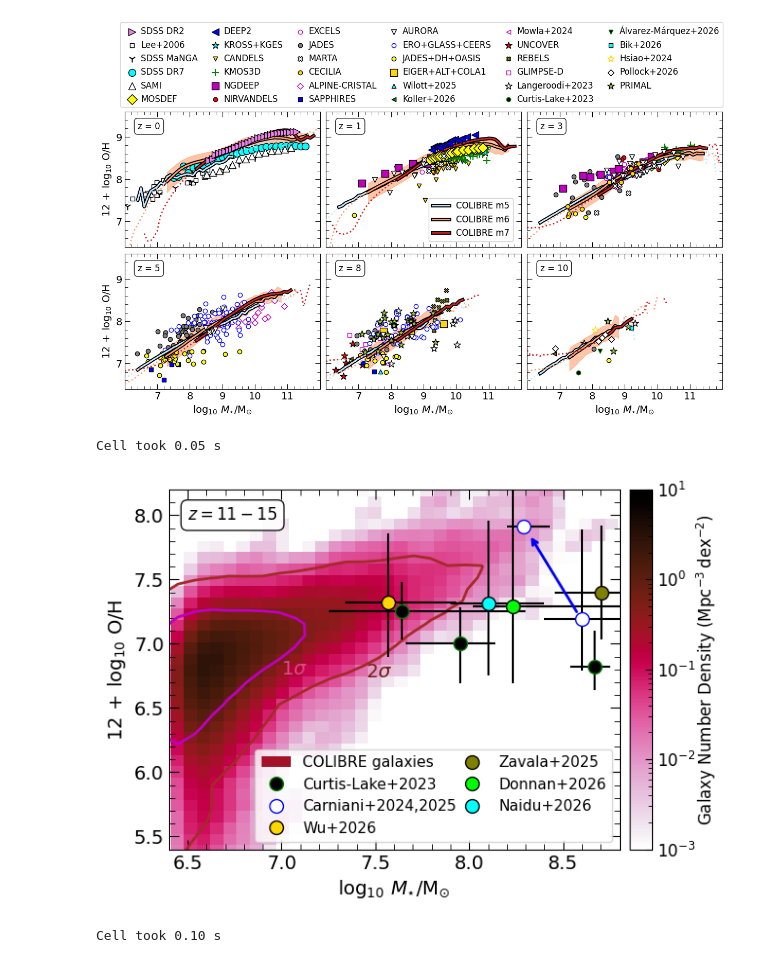
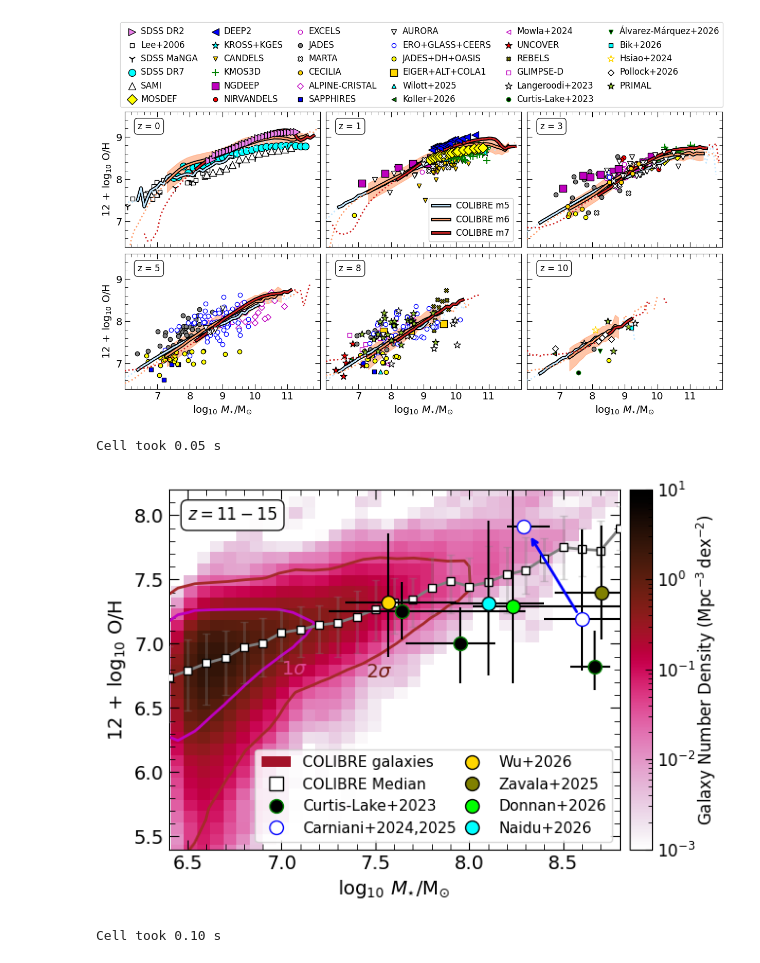
Before and after one commit to psharda/colibre_mzr_sharda26, a Jupyter notebook: plotting_scripts.ipynb, the cells around one changed output. Cells and saved outputs as stored; diff of their text form; code cells hidden in the pictures.

Commit message:
updated figure 4 with median points; add hatch to top row figure 6 m7

```diff
--- a/plotting_scripts.ipynb
+++ b/plotting_scripts.ipynb
@@ -384,8 +384,10 @@ xgrid = np.linspace(6, 9.5, 40)
 ygrid = np.linspace(5, 8.5, 40)
 Xgrid, Ygrid = np.meshgrid(xgrid, ygrid)
 
-bb = np.load(simpath+'contours_data.npz')
+bb = np.load(simpath+'contours_data.npz', allow_pickle=True)
 Z = bb['Z']
+x_all = bb['x_all']
+y_all = bb['y_all']
 
 # Plot the result as an image
 im=ax.imshow(Z.reshape(Xgrid.shape), origin='lower', aspect='auto', extent=[6.2, 9., 5, 8.5],
@@ -438,35 +440,41 @@ ax.errorbar([8.705], [7.40], xerr=[[0.25],[0.15]], yerr=[[0.37],[0.52]],
 #PAN-z14-1 galaxy from Donnan+2026
 ax.errorbar([8.23], [8.69+np.log10(0.04)], xerr=[[0.21],[1.14]], yerr=[[0.60],[1.21]],
             fmt='o', mfc='lime', mec='k', ecolor='k', label='Donnan+2026', zorder=5, ms=10)
 #MoM-z14 galaxy from Naidu+2026
 ax.errorbar([8.1], [8.69-1.38], xerr=[[0.2],[0.3]], yerr=[[0.56],[0.65]],
             fmt='o', mfc='cyan', mec='k', ecolor='k', label='Naidu+2026', zorder=5, ms=10)
 
 
 ax.annotate('',  xy=(8.29+0.03, 8.69-0.78-0.06), xytext=(8.6-0.02, 8.69-1.5+0.04),
             arrowprops=dict(arrowstyle='->',color='blue',lw=2),zorder=6)
 
 proxy = Patch(facecolor=cm.flamingo_r(0.6),label='COLIBRE galaxies')
+proxy1 = Line2D([0], [0], marker='s', linestyle='None', markerfacecolor='white',
+                markeredgecolor='k', markersize=10, label='COLIBRE Median')
 proxy2 = Line2D([0], [0], marker='o', linestyle='None', markerfacecolor='k',
                 markeredgecolor='green', markersize=10, label='Curtis-Lake+2023')
 proxy22 = Line2D([0], [0], marker='o', linestyle='None', markerfacecolor='white',
                 markeredgecolor='b', markersize=10, label='Carniani+2024,2025')
 proxy32 = Line2D([0], [0], marker='o', linestyle='None', markerfacecolor='gold',
                 markeredgecolor='k', markersize=10, label='Wu+2026')
 proxy42 = Line2D([0], [0], marker='o', linestyle='None', markerfacecolor='olive',
                 markeredgecolor='k', markersize=10, label='Zavala+2025')
 proxy41 = Line2D([0], [0], marker='o', linestyle='None', markerfacecolor='lime',
                 markeredgecolor='k', markersize=10, label='Donnan+2026')
 proxy43 = Line2D([0], [0], marker='o', linestyle='None', markerfacecolor='cyan',
                 markeredgecolor='k', markersize=10, label='Naidu+2026')
 
-ax.legend(handles=[proxy, proxy2, proxy22, proxy32, proxy42, proxy41, proxy43], loc='lower right', fontsize=fontsize-3, ncol=2, columnspacing=0)
+ax.legend(handles=[proxy, proxy1, proxy2, proxy22, proxy32, proxy42, proxy41, proxy43], loc='lower right', fontsize=fontsize-3, ncol=2, columnspacing=0)
+
+bc, med, counts, p16, p84 = plot_median(x_all, y_all)
+ax.errorbar(bc, med, yerr=[med-p16, p84-med], fmt='s-', markeredgecolor='k',mfc='white', capsize=3,
+            lw=2, zorder=4, ecolor=to_rgba('grey', alpha=0.3))
 
 #f.savefig('Figure4.pdf', bbox_inches='tight')
 print(f"Cell took {time.time() - _tstart:.2f} s")
 # %% [output]
 Cell took 0.05 s
-[figure, old version]
+[figure, new version]
 # %%
 _tstart = time.time()
 f, ax = plt.subplots(2,3, figsize=(15, 7), gridspec_kw = {'wspace':0.03, 'hspace':0.05})
```
Also changed, not shown: parts of 2 cells of this notebook, 1 other file.
